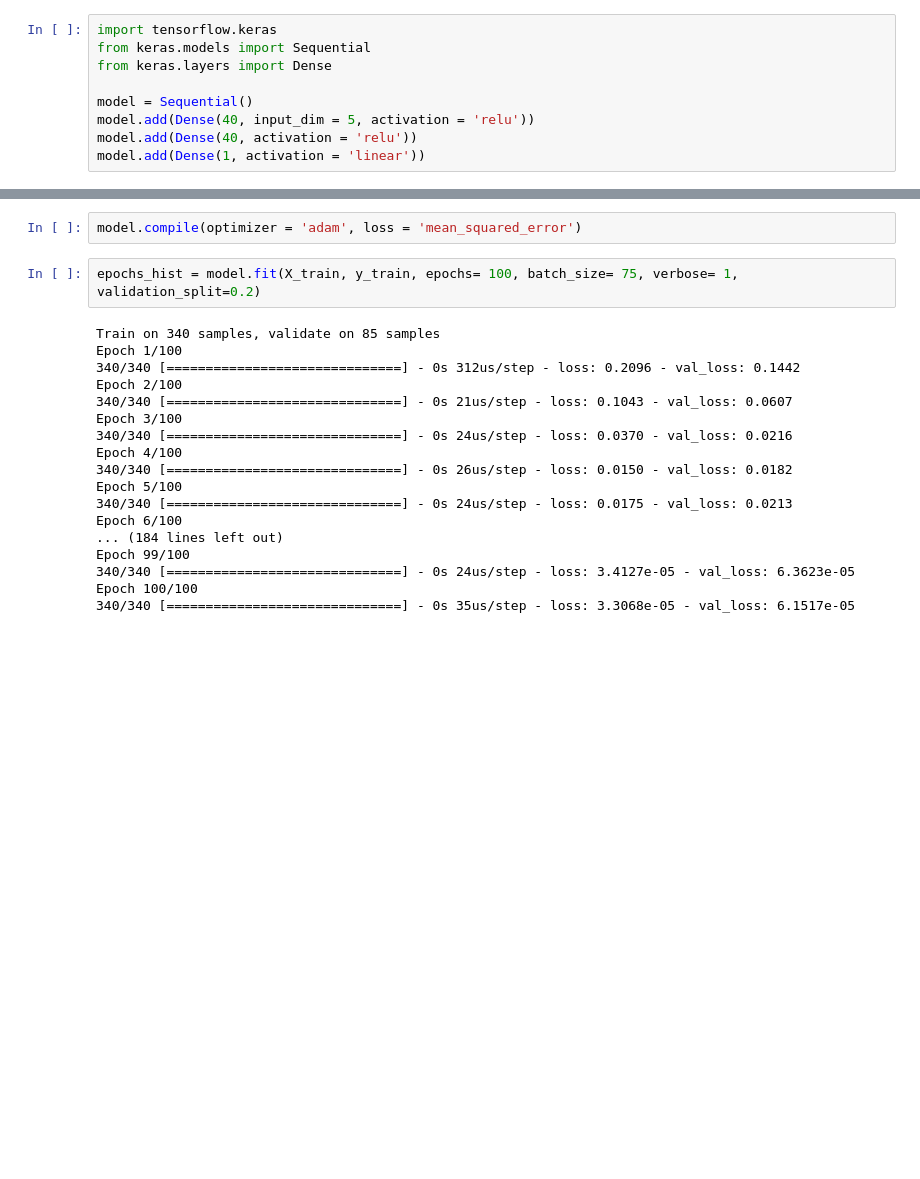
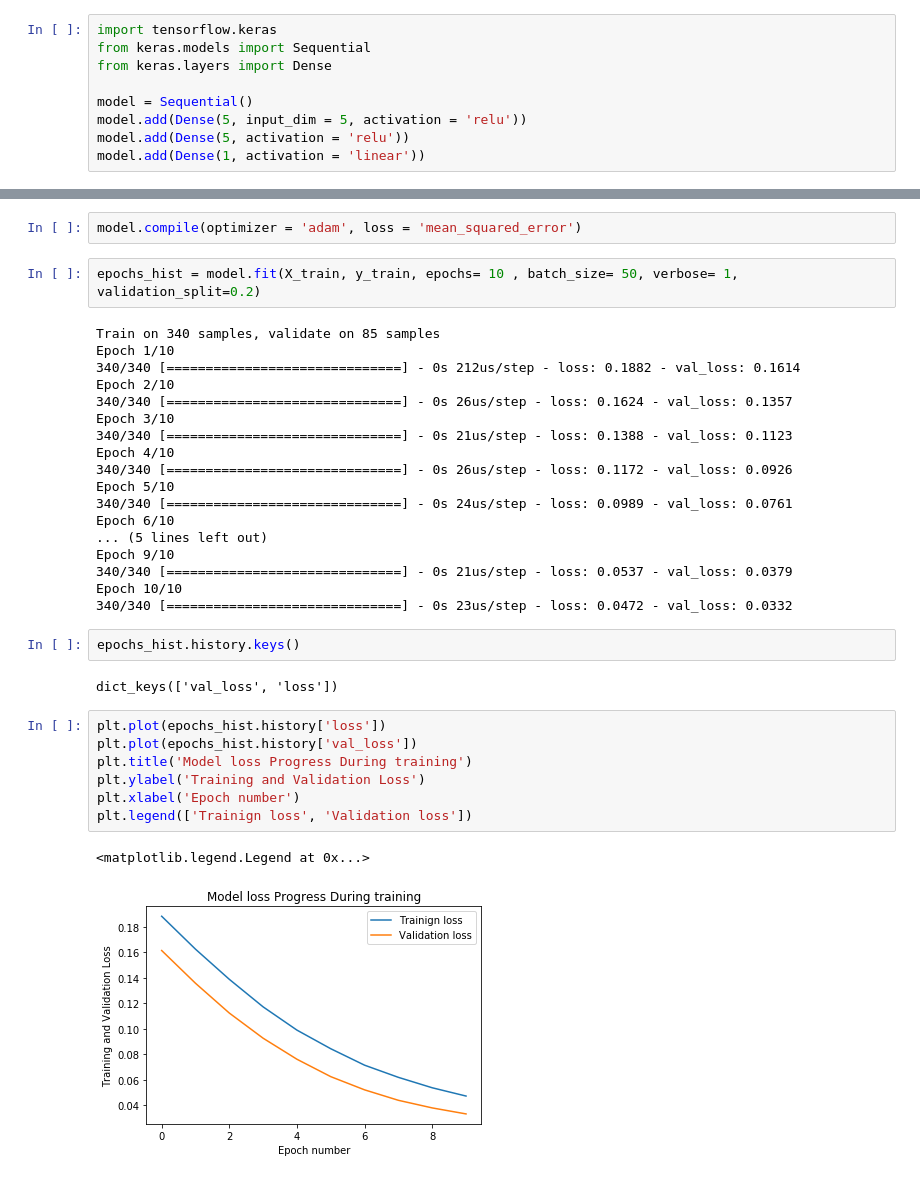
Before and after one commit to kamelbouyacoub/Udemy_Machine_Learning_PracticalWorkout, a Jupyter notebook: project1/Project 1 - Car Purchase Amount Predictions Using ANNs.ipynb, the cells around one changed output, grey strips where cells are left out. Cells and saved outputs as stored; diff of their text form; blank space fills up the shorter version.

```diff
--- a/project1/Project 1 - Car Purchase Amount Predictions Using ANNs.ipynb
+++ b/project1/Project 1 - Car Purchase Amount Predictions Using ANNs.ipynb
@@ -153,6 +153,6 @@ from keras.models import Sequential
 from keras.layers import Dense
 
 model = Sequential()
-model.add(Dense(40, input_dim = 5, activation = 'relu'))
-model.add(Dense(40, activation = 'relu'))
+model.add(Dense(5, input_dim = 5, activation = 'relu'))
+model.add(Dense(5, activation = 'relu'))
 model.add(Dense(1, activation = 'linear'))
@@ -178,22 +176,36 @@ _________________________________________________________________
 # %%
 model.compile(optimizer = 'adam', loss = 'mean_squared_error')
 # %%
-epochs_hist = model.fit(X_train, y_train, epochs= 100, batch_size= 75, verbose= 1, validation_split=0.2)
+epochs_hist = model.fit(X_train, y_train, epochs= 10 , batch_size= 50, verbose= 1, validation_split=0.2)
 # %% [output]
 Train on 340 samples, validate on 85 samples
-Epoch 1/100
-340/340 [==============================] - 0s 312us/step - loss: 0.2096 - val_loss: 0.1442
-Epoch 2/100
-340/340 [==============================] - 0s 21us/step - loss: 0.1043 - val_loss: 0.0607
-Epoch 3/100
-340/340 [==============================] - 0s 24us/step - loss: 0.0370 - val_loss: 0.0216
-Epoch 4/100
-340/340 [==============================] - 0s 26us/step - loss: 0.0150 - val_loss: 0.0182
-Epoch 5/100
-340/340 [==============================] - 0s 24us/step - loss: 0.0175 - val_loss: 0.0213
-Epoch 6/100
-... (184 lines left out)
-Epoch 99/100
-340/340 [==============================] - 0s 24us/step - loss: 3.4127e-05 - val_loss: 6.3623e-05
-Epoch 100/100
-340/340 [==============================] - 0s 35us/step - loss: 3.3068e-05 - val_loss: 6.1517e-05
+Epoch 1/10
+340/340 [==============================] - 0s 212us/step - loss: 0.1882 - val_loss: 0.1614
+Epoch 2/10
+340/340 [==============================] - 0s 26us/step - loss: 0.1624 - val_loss: 0.1357
+Epoch 3/10
+340/340 [==============================] - 0s 21us/step - loss: 0.1388 - val_loss: 0.1123
+Epoch 4/10
+340/340 [==============================] - 0s 26us/step - loss: 0.1172 - val_loss: 0.0926
+Epoch 5/10
+340/340 [==============================] - 0s 24us/step - loss: 0.0989 - val_loss: 0.0761
+Epoch 6/10
+... (5 lines left out)
+Epoch 9/10
+340/340 [==============================] - 0s 21us/step - loss: 0.0537 - val_loss: 0.0379
+Epoch 10/10
+340/340 [==============================] - 0s 23us/step - loss: 0.0472 - val_loss: 0.0332
+# %%
+epochs_hist.history.keys()
+# %% [output]
+dict_keys(['val_loss', 'loss'])
+# %%
+plt.plot(epochs_hist.history['loss'])
+plt.plot(epochs_hist.history['val_loss'])
+plt.title('Model loss Progress During training')
+plt.ylabel('Training and Validation Loss')
+plt.xlabel('Epoch number')
+plt.legend(['Trainign loss', 'Validation loss'])
+# %% [output]
+<matplotlib.legend.Legend at 0x...>
+[figure, added]
```
Also changed, not shown: parts of 7 cells of this notebook, 2 other files.
